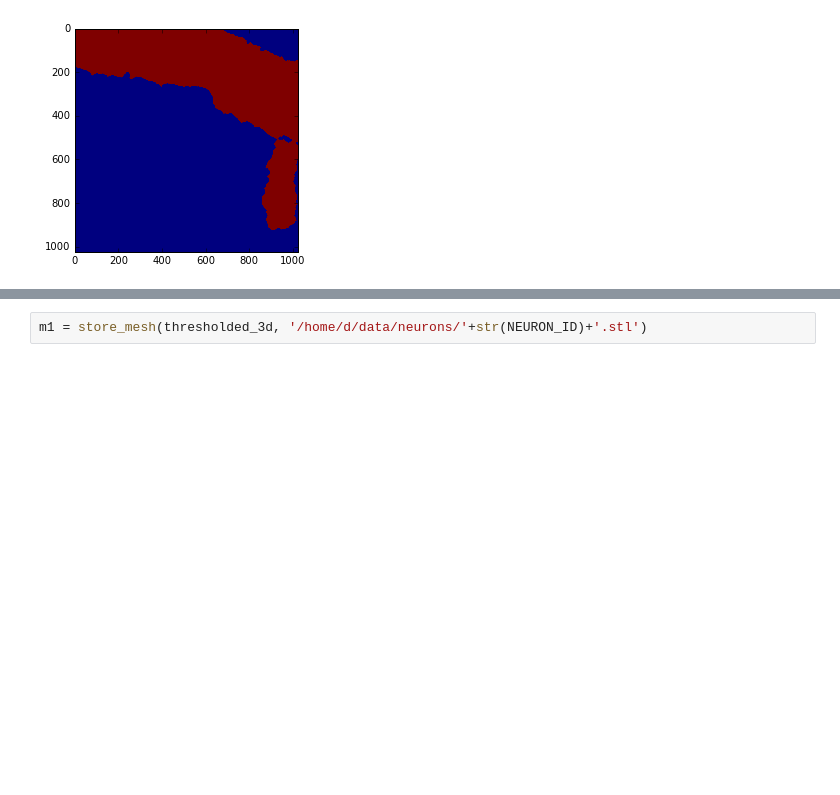
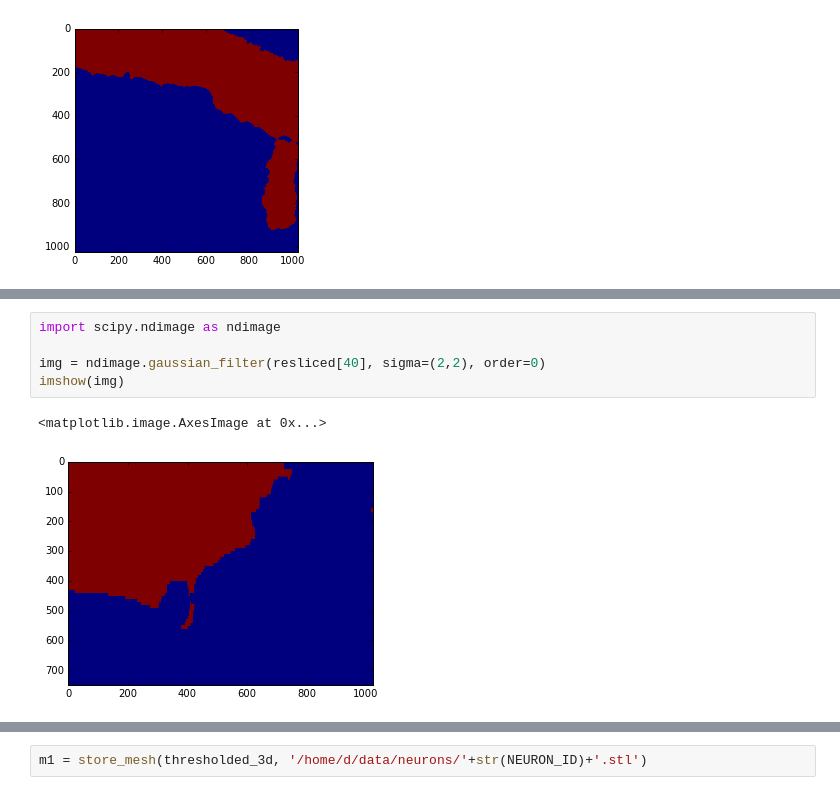
Before and after one commit to Rhoana/3dxp, a Jupyter notebook: AC3MESH.ipynb, the cells around one changed output, grey strips where cells are left out. Drawn from its saved outputs; the diff is of its cells as text; blank space fills up the shorter version.

```diff
--- a/AC3MESH.ipynb
+++ b/AC3MESH.ipynb
@@ -101,0 +127,8 @@ imshow(thresholded_3d[0])
+# %%
+import scipy.ndimage as ndimage
+
+img = ndimage.gaussian_filter(resliced[40], sigma=(2,2), order=0)
+imshow(img)
+# %% [output]
+<matplotlib.image.AxesImage at 0x...>
+[figure, added]
```
Also changed, not shown: parts of 47 cells of this notebook.
